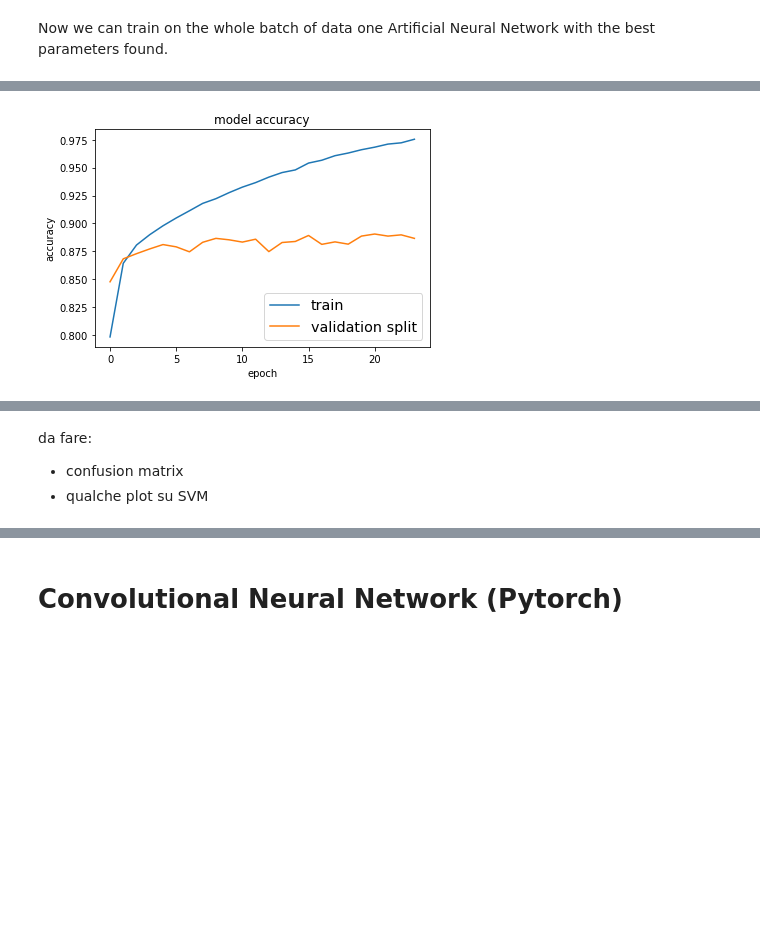
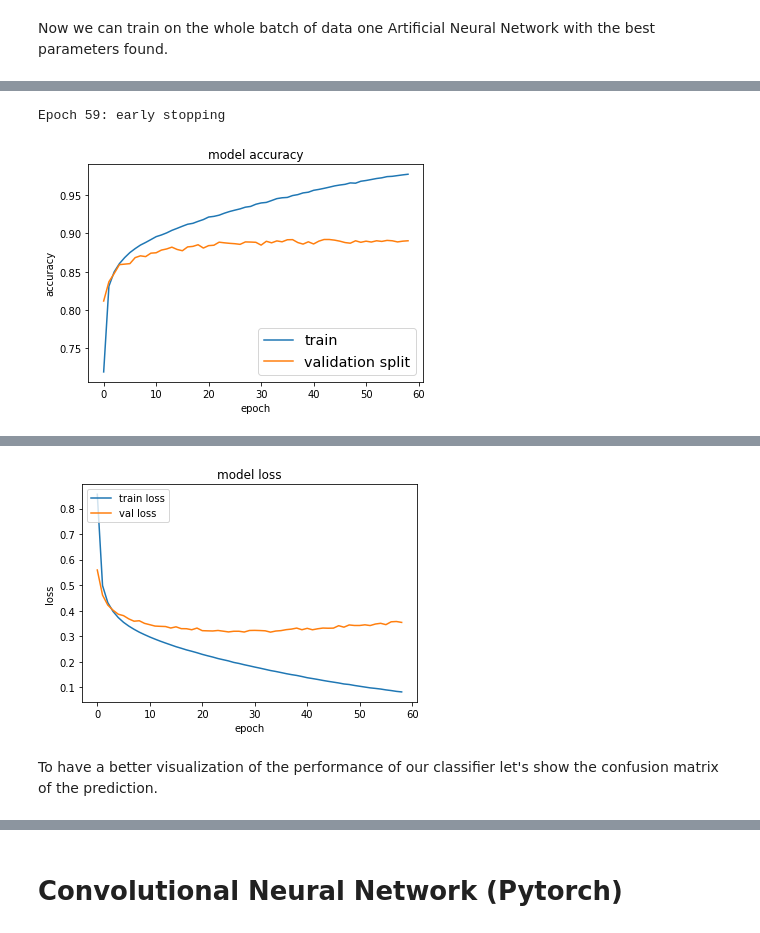
Before and after one commit to GianmarcoLattaruolo/Machine-Learning-Corso-Interno, a Jupyter notebook: Project_Bassi_Lattaruolo.ipynb, the cells around one changed output, grey strips where cells are left out. Drawn from its saved outputs; the diff is of its cells as text; code cells hidden in the pictures; blank space fills up the shorter version.

```diff
--- a/Project_Bassi_Lattaruolo.ipynb
+++ b/Project_Bassi_Lattaruolo.ipynb
@@ -236,6 +241,8 @@ from sklearn.preprocessing import StandardScaler
 standard_scal=StandardScaler().fit(X_train)
 X_train_ss=standard_scal.transform(X_train)
 X_val_ss=standard_scal.transform(X_val)
+X_test_ss=standard_scal.transform(X_test)
+X_train_val_ss=standard_scal.transform(X_train_val)
 
 #smaller dataset for hyperparameter tuning
 X_train_ss_small=standard_scal.transform(X_train_small)
@@ -246,6 +253,7 @@ y_train_c = to_categorical(y_train,10)
 y_val_c = to_categorical(y_val,10)
 y_train_cs = to_categorical(y_train_small,10)
 y_val_cs = to_categorical(y_val_small,10)
+y_train_val_c=to_categorical(Y_train_val,10)
 # %% [markdown]
 Now we can train several NN to find the best parameters.
 Even though we used the smaller data set this cell requires 15 or more minutes to run.
@@ -313,8 +321,6 @@ best parameters:  [[256, 64], 100, 15]
 # %% [markdown]
 Now we can train on the whole batch of data one Artificial Neural Network with the best parameters found.
 # %%
-#runtime= ~10 minutes
-
 #early stopping
 stop=EarlyStopping(monitor='val_loss', #quantity to be monitored
                     mode='min', #we look for decreasing patterns stop
@@ -330,22 +336,13 @@ set_random_seed=2
 
 nn=Sequential()
 nn.add(Dense(input_dim=features,
-             units=256,
+             units=784,
              activation='relu'))
-nn.add(Dense(units=64,
+nn.add(Dense(units=10,
              activation='relu'))
 nn.add(Dense(num_classes,
              activation='softmax'))
 print(nn.summary())
 
-#compiling and training
-nn.compile(loss='categorical_crossentropy',
-           optimizer='sgd',
-           metrics=['accuracy'])
-train=nn.fit(X_train_ss,y_train_c,
-             batch_size=128,
-             verbose=0,
-             callbacks=stop,
-             epochs=100,
-             validation_split=0.1)
+plot_model(nn, show_shapes= True)
 # %% [output]
@@ -369,23 +366,40 @@ Epoch 71: early stopping
+# %%
+#compiling and training the model on the entire training and validation sets
+nn.compile(loss='categorical_crossentropy',
+           optimizer='sgd',
+           metrics=['accuracy'])
+train=nn.fit(X_train_val_ss,y_train_val_c,
+             batch_size=128,
+             verbose=0,
+             callbacks=stop,
+             epochs=100,
+             validation_split=0.1)
+# %% [output]
+Epoch 59: early stopping
 # %%
 #display the accuracy
 plt.plot(train.history['accuracy'])
 plt.plot(train.history['val_accuracy'])
 plt.title('model accuracy')
 plt.ylabel('accuracy')
 plt.xlabel('epoch')
 plt.legend(['train','validation split'],loc='lower right',fontsize='x-large')
 plt.show()
-
+plt.plot(train.history['loss'])
+plt.plot(train.history['val_loss'])
+plt.title('model loss')
+plt.ylabel('loss')
+plt.xlabel('epoch')
+plt.legend(['train loss','val loss'],loc='upper left')
+plt.show
 
 #make prediction on training and validation set
 y_pred_train_ss=nn.predict(X_train_ss).argmax(axis = 1)
-y_pred_val_ss=nn.predict(X_val_ss).argmax(axis = 1)
+y_pred_test_ss=nn.predict(X_test_ss).argmax(axis = 1)
 print('Standard Scaler')
-print(f'acc on train set: {accuracy_score(y_train,y_pred_train_ss):.5f}, acc on validation set:{accuracy_score(y_val,y_pred_val_ss):.5f}')
-
-
+print(f'acc on train set: {accuracy_score(y_train,y_pred_train_ss):.5f}, acc on test set:{accuracy_score(Y_test,y_pred_test_ss):.5f}')
 
 #expected output
 #acc on train set: 0.96839, acc on validation set:0.88500
 # %% [output]
-[figure, old version]
+[figure, new version]
@@ -394,4 +410,3 @@ acc on train set: 0.96922, acc on validation set:0.88617
+[figure, added]
-# %% [markdown]
-da fare:
-- confusion matrix
-- qualche plot su SVM
+# %% [markdown]
+To have a better visualization of the performance of our classifier let's show the confusion matrix of the prediction.
```
Also changed, not shown: parts of 23 cells of this notebook, 8 other files.
